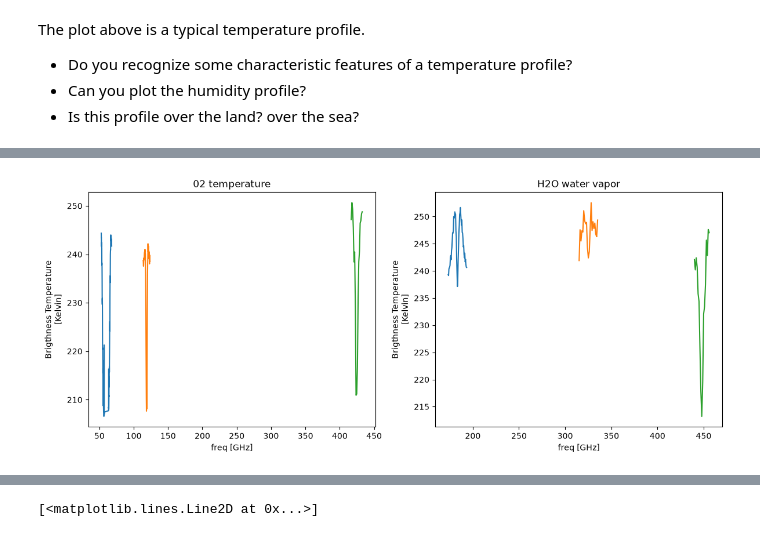
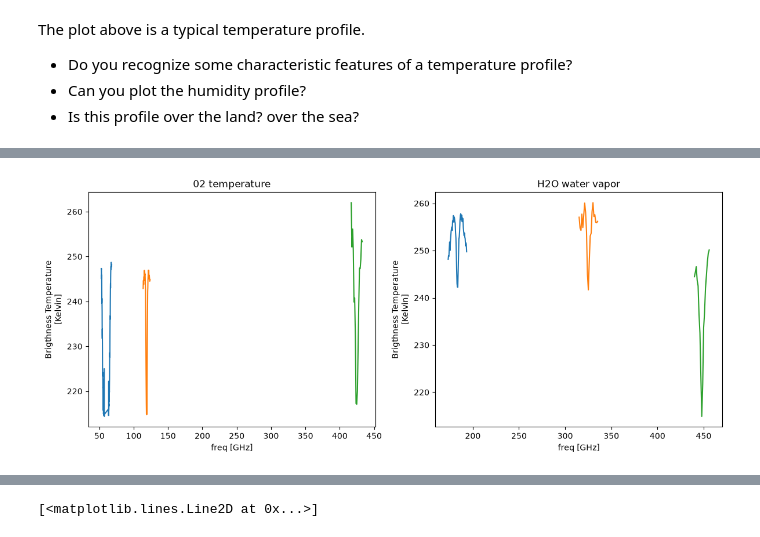
Before and after one commit to IagoArias/Project-Microwaves, a Jupyter notebook: notebooks/project_microwave.ipynb, the cells around one changed output, grey strips where cells are left out. Drawn from its saved outputs; the diff is of its cells as text; code cells hidden in the pictures.

```diff
--- a/notebooks/project_microwave.ipynb
+++ b/notebooks/project_microwave.ipynb
@@ -136,19 +137,19 @@ The plot above is a typical temperature profile.
 # %%
-nb_prof = 11
+nb_prof = 5
 
 fig, ax = plt.subplots(1,2, figsize = (12,5))
 
 ds.BT[:94,nb_prof].plot(ax = ax[0])
 ds.BT[94:145,nb_prof].plot(ax = ax[0])
 ds.BT[217:234,nb_prof].plot(ax = ax[0])
 ax[0].set_title('02 temperature')
 
 ds.BT[145:196,nb_prof].plot(ax = ax[1] )
 ds.BT[196:217,nb_prof].plot(ax = ax[1])
 ds.BT[234:251,nb_prof].plot(ax = ax[1])
 ax[1].set_title('H2O water vapor')
 
 plt.tight_layout()
 plt.show()
 # %% [output]
-[figure, old version]
+[figure, new version]
```
Also changed, not shown: parts of 14 cells of this notebook, 4 other files.
